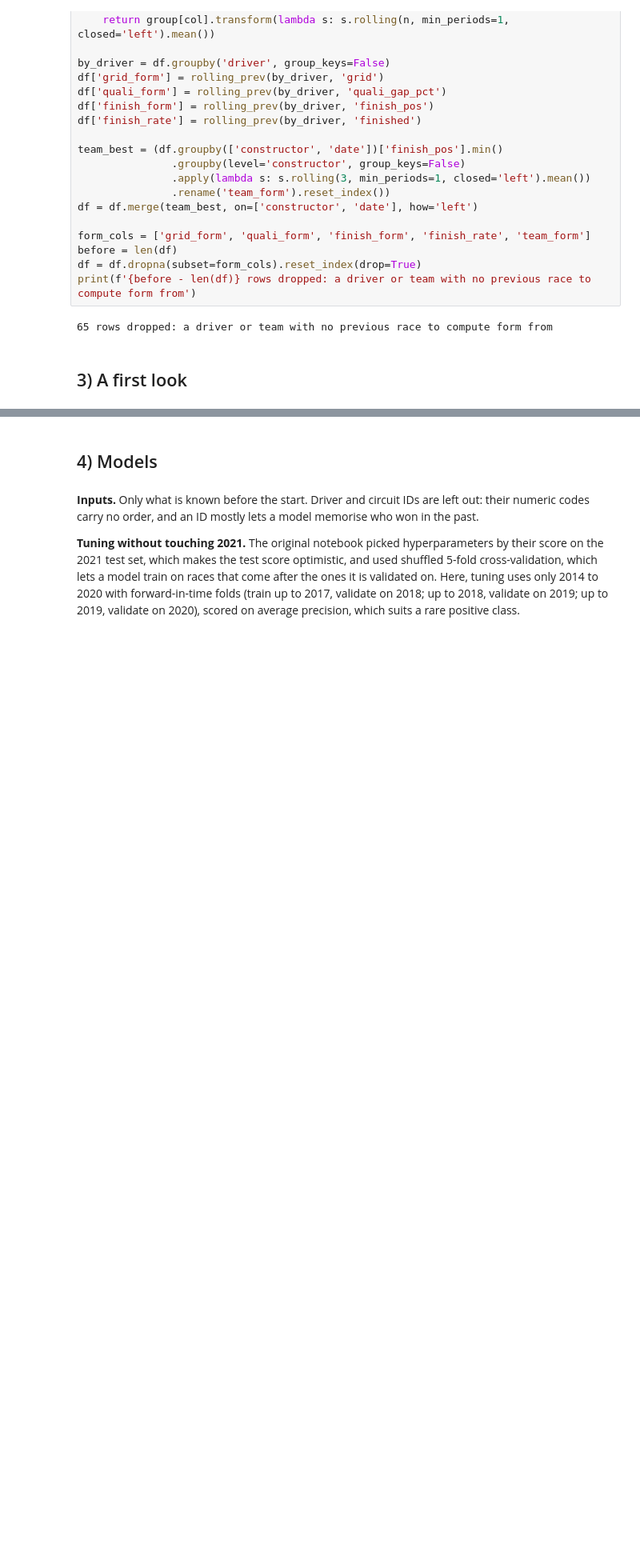
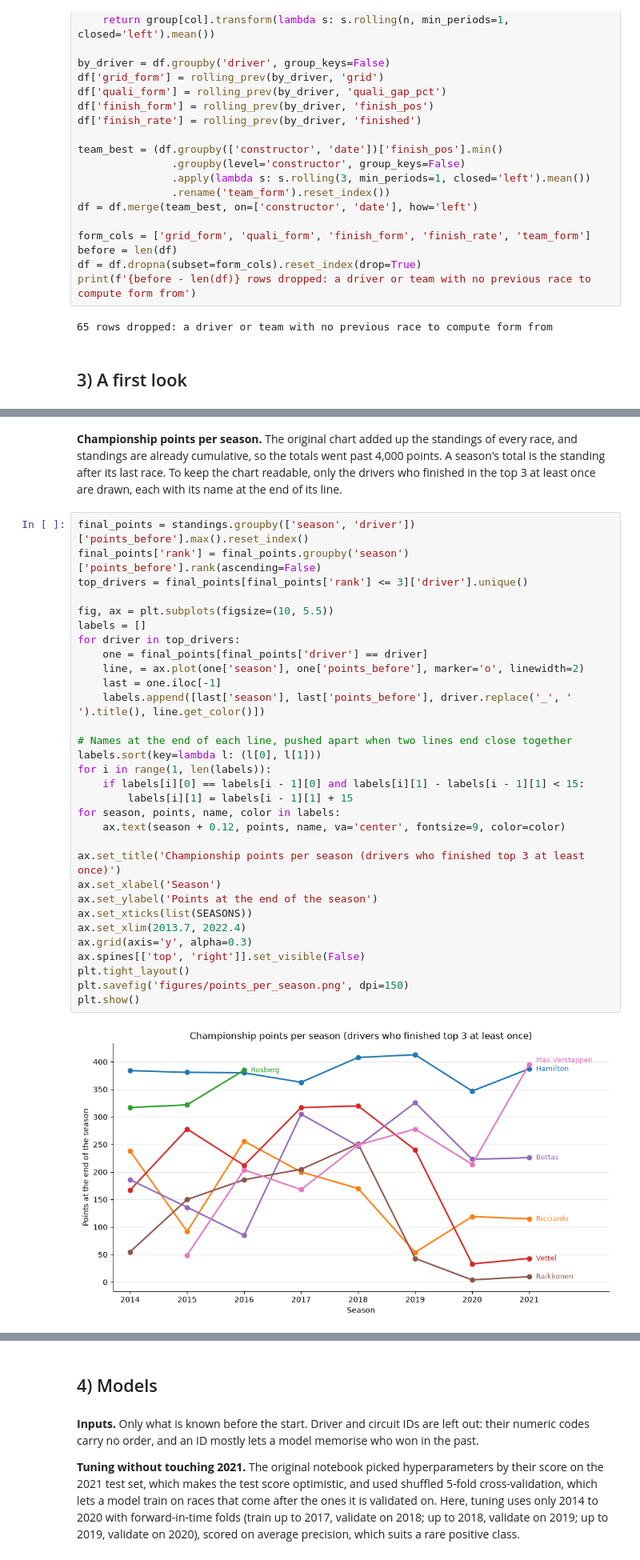
Before and after one commit to AlexandreBurhan/Formula-1-Winners-prediction, a Jupyter notebook: Formula1CodeAlex.ipynb, the cells around one changed output, grey strips where cells are left out. Shown at 80% size. Saved outputs shown, nothing was run; the diff lists cells and outputs as text; blank space fills up the shorter version.

```diff
--- a/Formula1CodeAlex.ipynb
+++ b/Formula1CodeAlex.ipynb
@@ -239 +241,36 @@ print(f"Pole sitter won {win_by_grid.loc[1]:.0f}% of races")
 Pole sitter won 53% of races
+# %% [markdown]
+**Championship points per season.** The original chart added up the standings of every race, and standings are already cumulative, so the totals went past 4,000 points. A season's total is the standing after its last race. To keep the chart readable, only the drivers who finished in the top 3 at least once are drawn, each with its name at the end of its line.
+# %%
+final_points = standings.groupby(['season', 'driver'])['points_before'].max().reset_index()
+final_points['rank'] = final_points.groupby('season')['points_before'].rank(ascending=False)
+top_drivers = final_points[final_points['rank'] <= 3]['driver'].unique()
+
+fig, ax = plt.subplots(figsize=(10, 5.5))
+labels = []
+for driver in top_drivers:
+    one = final_points[final_points['driver'] == driver]
+    line, = ax.plot(one['season'], one['points_before'], marker='o', linewidth=2)
+    last = one.iloc[-1]
+    labels.append([last['season'], last['points_before'], driver.replace('_', ' ').title(), line.get_color()])
+
+# Names at the end of each line, pushed apart when two lines end close together
+labels.sort(key=lambda l: (l[0], l[1]))
+for i in range(1, len(labels)):
+    if labels[i][0] == labels[i - 1][0] and labels[i][1] - labels[i - 1][1] < 15:
+        labels[i][1] = labels[i - 1][1] + 15
+for season, points, name, color in labels:
+    ax.text(season + 0.12, points, name, va='center', fontsize=9, color=color)
+
+ax.set_title('Championship points per season (drivers who finished top 3 at least once)')
+ax.set_xlabel('Season')
+ax.set_ylabel('Points at the end of the season')
+ax.set_xticks(list(SEASONS))
+ax.set_xlim(2013.7, 2022.4)
+ax.grid(axis='y', alpha=0.3)
+ax.spines[['top', 'right']].set_visible(False)
+plt.tight_layout()
+plt.savefig('figures/points_per_season.png', dpi=150)
+plt.show()
+# %% [output]
+[figure, added]
```
Also changed, not shown: parts of 4 cells of this notebook, 4 other files.
